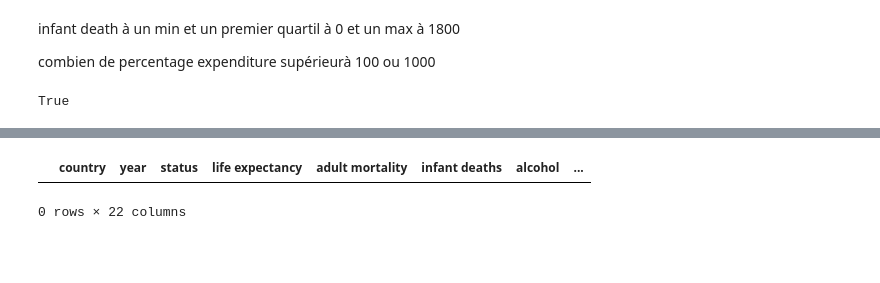
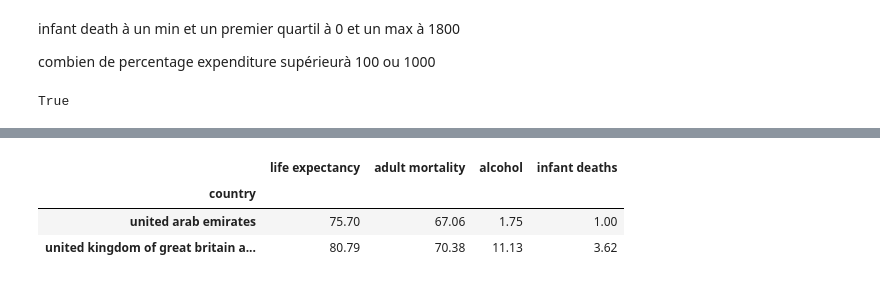
Before and after one commit to bruno-coulet/dazzle-dash, a Jupyter notebook: analyse_exploratoire.ipynb, the cells around one changed output, grey strips where cells are left out. Saved outputs shown, nothing was run; the diff lists cells and outputs as text; code cells hidden in the pictures; blank space fills up the shorter version.

```diff
--- a/analyse_exploratoire.ipynb
+++ b/analyse_exploratoire.ipynb
@@ -141,19 +136,9 @@ uae_uk_mean
-# %%
-# # Filtrer l'année 2015
-# uae_uk_2015_df = uae_uk_df[uae_uk_df['year']=='2015']
-# uae_uk_2015_df
-
-
-
-uae_uk_2015 = uae_uk[uae_uk['year']=='2015']
-uae_uk_2015.groupby('country')[['life expectancy', 'adult mortality', 'alcohol','infant deaths', 'under-five deaths']]
-uae_uk_2015
-
-# # Faire un groupby par pays, puis calculer la moyenne des colonnes sélectionnées
-# alcolDeath2015 = twoCountries2015_df.groupby('Country')[['Life expectancy ', 'Adult Mortality', 'Alcohol','infant deaths', 'under-five deaths ']].mean().round(2)
-
-# # Afficher le résultat avec les noms des pays
-# alcolDeath2015
-# %% [output]
-|  | country | year | status | life expectancy | adult mortality | infant deaths | alcohol | ... |
-0 rows × 22 columns
+# %%
+# groupby par pays, puis calcule la moyenne des colonnes sélectionnées
+uae_uk_mean = uae_uk.groupby('country')[['life expectancy', 'adult mortality', 'alcohol','infant deaths']].mean().round(2)
+uae_uk_mean
+# %% [output]
+|  | life expectancy | adult mortality | alcohol | infant deaths |
+| country |  |  |  |  |
+| united arab emirates | 75.70 | 67.06 | 1.75 | 1.00 |
+| united kingdom of great britain a... | 80.79 | 70.38 | 11.13 | 3.62 |
```
Also changed, not shown: parts of 12 cells of this notebook.
